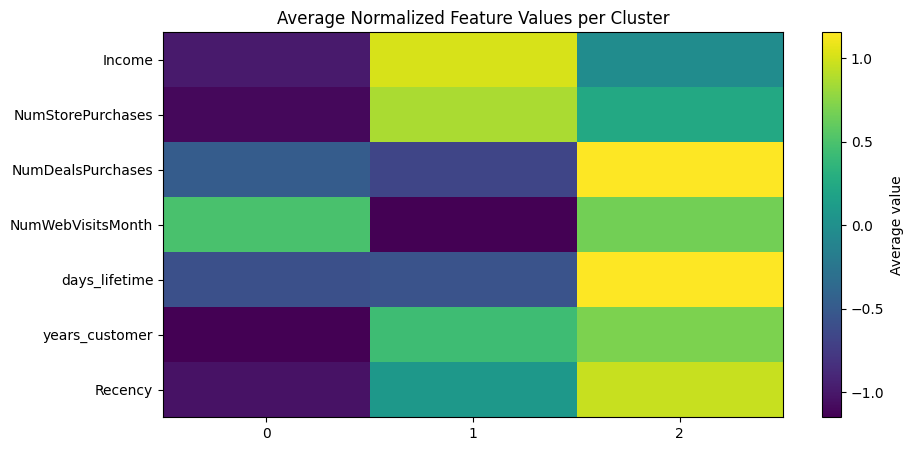
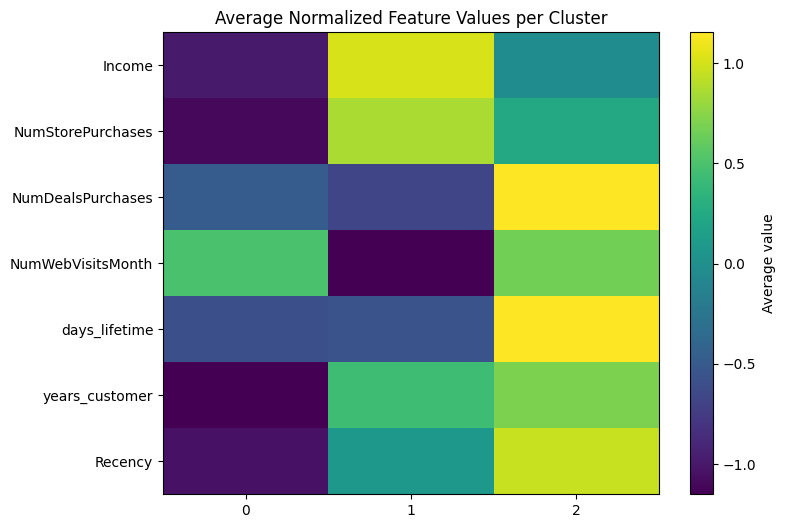
The notebook cell's code change between the first figure and the second:
--- before
+++ after
@@ -5,5 +5,5 @@
 )
 
-plt.figure(figsize=(10, 5))
+plt.figure(figsize=(8, 6))
 plt.imshow(cluster_profile_norm.T, aspect="auto")
 

Commit: HW dimensionality reduction review and update plots sizes